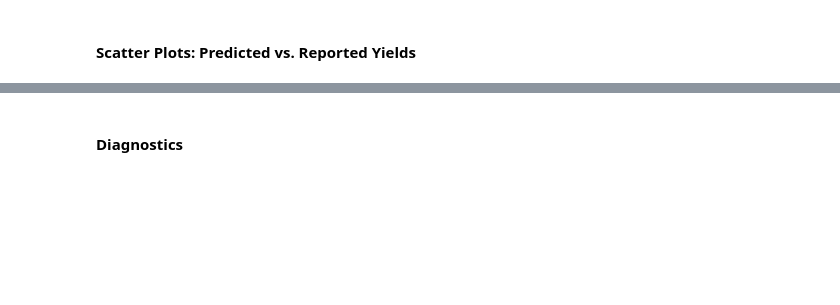
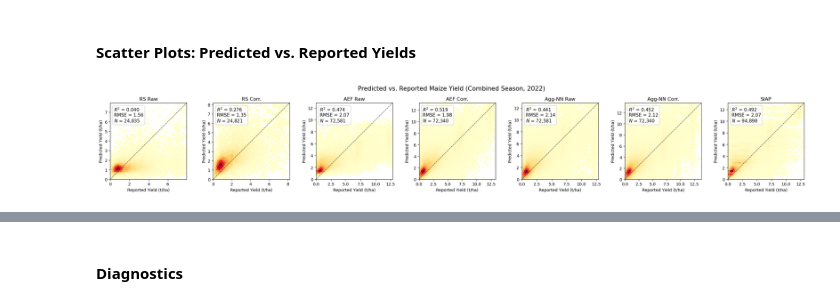
Before and after one commit to jaysayre/predicting_yields_rs, a Jupyter notebook: Code/analysis/02_accuracy_maize/1_accuracy_metrics_2022.ipynb, the cells around one changed output, grey strips where cells are left out. Drawn from its saved outputs; the diff is of its cells as text; code cells hidden in the pictures; blank space fills up the shorter version.

```diff
--- a/Code/analysis/02_accuracy_maize/1_accuracy_metrics_2022.ipynb
+++ b/Code/analysis/02_accuracy_maize/1_accuracy_metrics_2022.ipynb
@@ -733,36 +763,35 @@ def scatter_pred_vs_actual(ax, y_actual, y_predicted, title="",
 
 plot_models = [
     ('yield_pred_rs',            'RS Raw'),
     ('yield_pred_rs_corr_add',   'RS Corr.'),
-    ('yield_pred_rs_gp',         'RS GP'),
     ('yield_pred_aef',           'AEF Raw'),
     ('yield_pred_aef_corr_add',  'AEF Corr.'),
-    ('yield_pred_aef_gp',        'AEF GP'),
     ('yield_pred_mlp',           'Agg-NN Raw'),
     ('yield_pred_mlp_corr_add',  'Agg-NN Corr.'),
-    ('yield_pred_mlp_gp',        'Agg-NN GP'),
     ('yield_siap',               'SIAP'),
 ]
 
 ### Filter to columns that exist
 plot_models = [(pc, nm) for pc, nm in plot_models if pc in df.columns]
 
 n_cols = len(plot_models)
 fig, axes = plt.subplots(1, n_cols, figsize=(3.5 * n_cols, 3.5))
 if n_cols == 1:
     axes = [axes]
 
 for ax, (pred_col, model_name) in zip(axes, plot_models):
     hb = scatter_pred_vs_actual(ax, df['yield'], df[pred_col], title=model_name)
 
 fig.suptitle("Predicted vs. Reported Maize Yield (Combined Season, 2022)",
              y=1.02, fontsize=base_font_size + 3)
 fig.tight_layout()
 fig.savefig(os.path.join(plot_dir, "accuracy_scatter_combined_2022.png"),
             bbox_inches='tight', dpi=200)
 fig.savefig(os.path.join(plot_dir, "accuracy_scatter_combined_2022.pdf"),
             bbox_inches='tight')
 plt.show()
+# %% [output]
+[figure, added]
 # %%
 ### ------------------------------------------------------------------ ###
 ### Scatter plots by season: Fall-Winter (O-I) and Spring-Summer (P-V)
```
Also changed, not shown: parts of 5 cells of this notebook, 10 other files.
